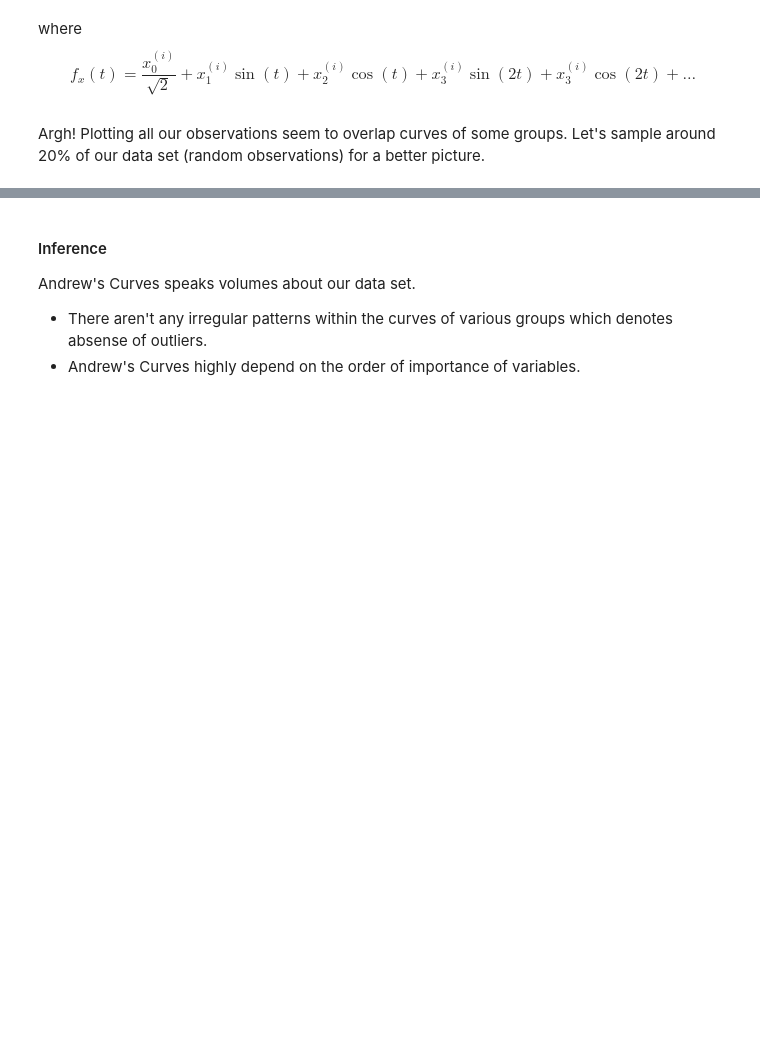
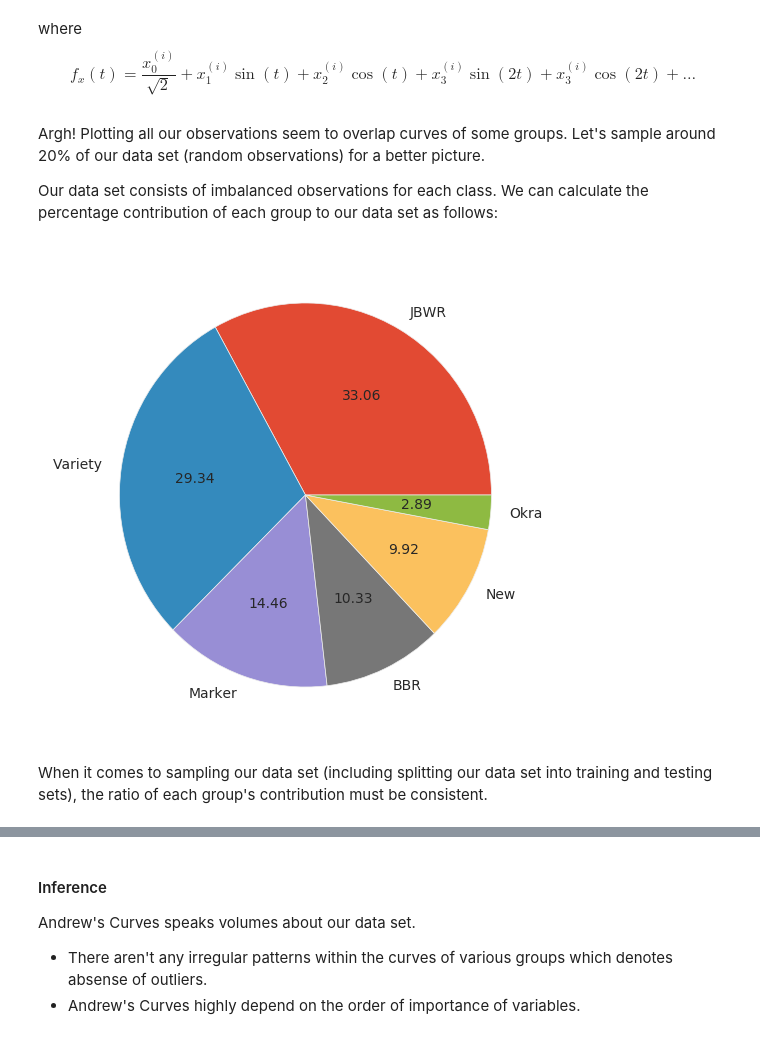
Before and after one commit to achillesrasquinha/brains-from-scratch, a Jupyter notebook: Brains from Scratch - Machine Learning for dummies.ipynb, the cells around one changed output, grey strips where cells are left out. Drawn from its saved outputs; the diff is of its cells as text; code cells hidden in the pictures; blank space fills up the shorter version.

```diff
--- a/Brains from Scratch - Machine Learning for dummies.ipynb
+++ b/Brains from Scratch - Machine Learning for dummies.ipynb
@@ -1620,6 +1624,19 @@ plot_andrews_curve(data, 'Group', groups)
 where $$f_{x}(t) = \frac{x^{(i)}_{0}}{\sqrt{2}} + x^{(i)}_{1}\sin{(t)} + x^{(i)}_{2}\cos{(t)} + x^{(i)}_{3}\sin{(2t)} + x^{(i)}_{3}\cos{(2t)} + \dots$$
 # %% [markdown]
 Argh! Plotting all our observations seem to overlap curves of some groups. Let's sample around 20% of our data set (random observations) for a better picture.
+
+Our data set consists of imbalanced observations for each class. We can calculate the percentage contribution of each group to our data set as follows:
+# %%
+frame = ((df['Group'].value_counts() / len(df)) * 100)
+frame.plot.pie(autopct = "%.2f", figsize = (6, 6))
+
+plt.style.use('ggplot')
+plt.axis('off')
+plt.show()
+# %% [output]
+[figure, added]
+# %% [markdown]
+When it comes to sampling our data set (including splitting our data set into training and testing sets), the ratio of each group's contribution must be consistent.
 # %%
 from sklearn.model_selection import train_test_split
 # %%
```
Also changed, not shown: parts of 32 cells of this notebook, 1 other file.
